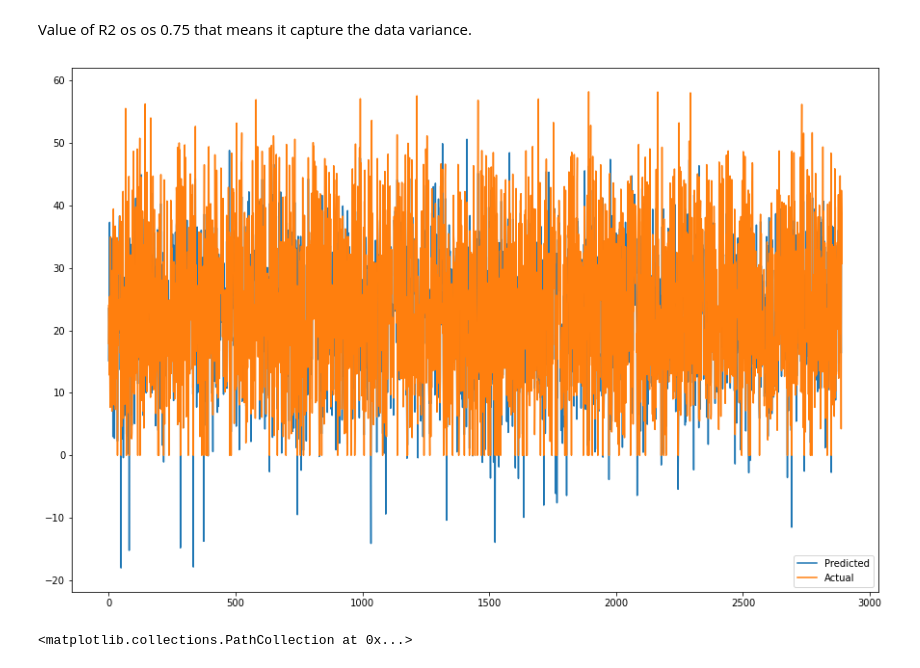
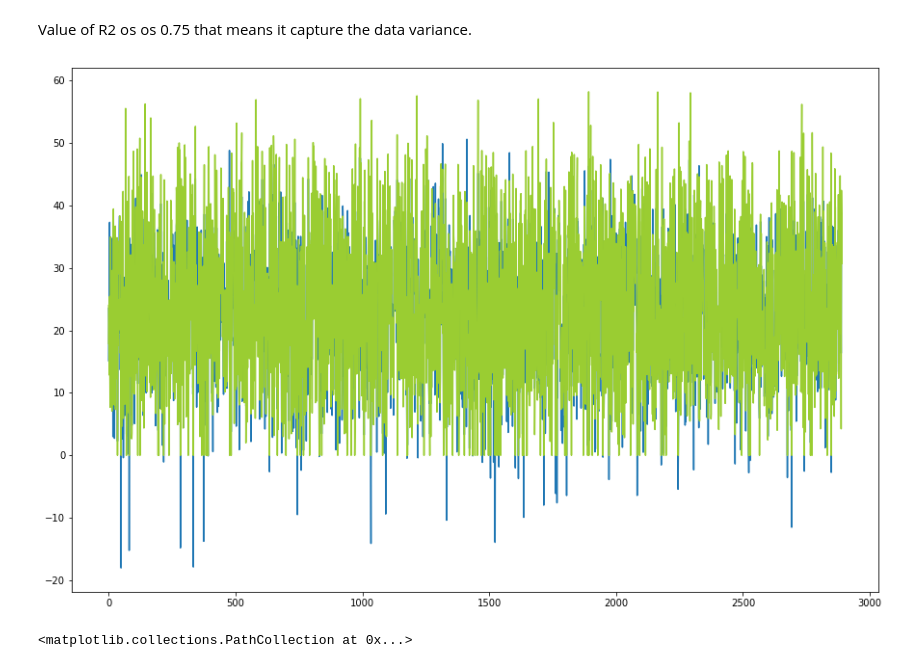
Before and after one commit to kuresh02/Bike-Sharing-Demand-Prediction---Capstone-Project, a Jupyter notebook: Capstone_Project__Sharing_Demand_Prediction.ipynb, the cells around one changed output. Cells and saved outputs as stored; diff of their text form; code cells hidden in the pictures.

```diff
--- a/Capstone_Project__Sharing_Demand_Prediction.ipynb
+++ b/Capstone_Project__Sharing_Demand_Prediction.ipynb
@@ -1263,10 +1263,9 @@ test_df=test_df.append(dict2,ignore_index=True)
 # %%
 #Plot the figure
 plt.figure(figsize=(15,10))
 plt.plot((y_pred_test_ridge))
-plt.plot((np.array(y_test)))
-plt.legend(["Predicted","Actual"])
+plt.plot((np.array(y_test)),color='yellowgreen')
 plt.show()
 # %% [output]
-[figure, old version]
+[figure, new version]
 # %%
```
Also changed, not shown: parts of 26 cells of this notebook.
